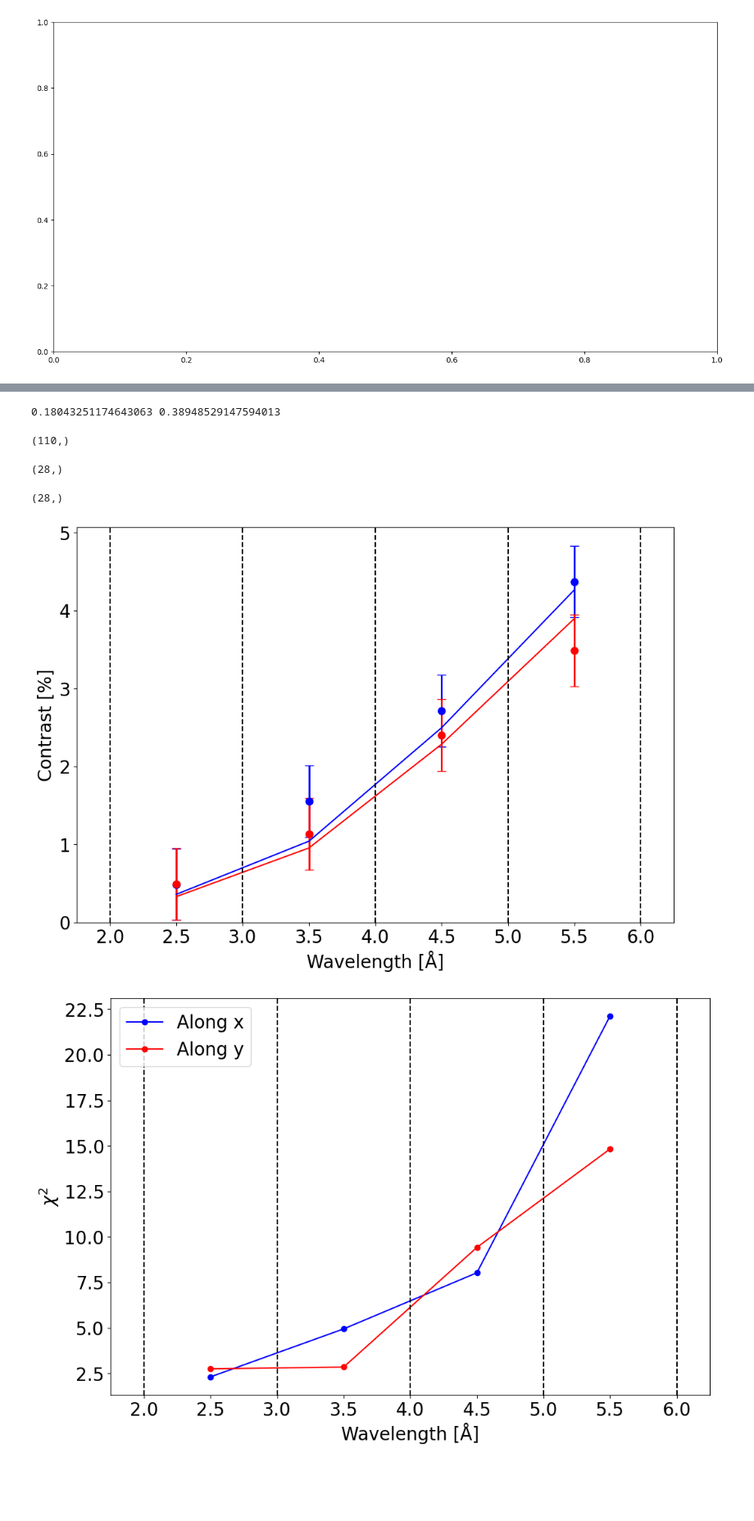
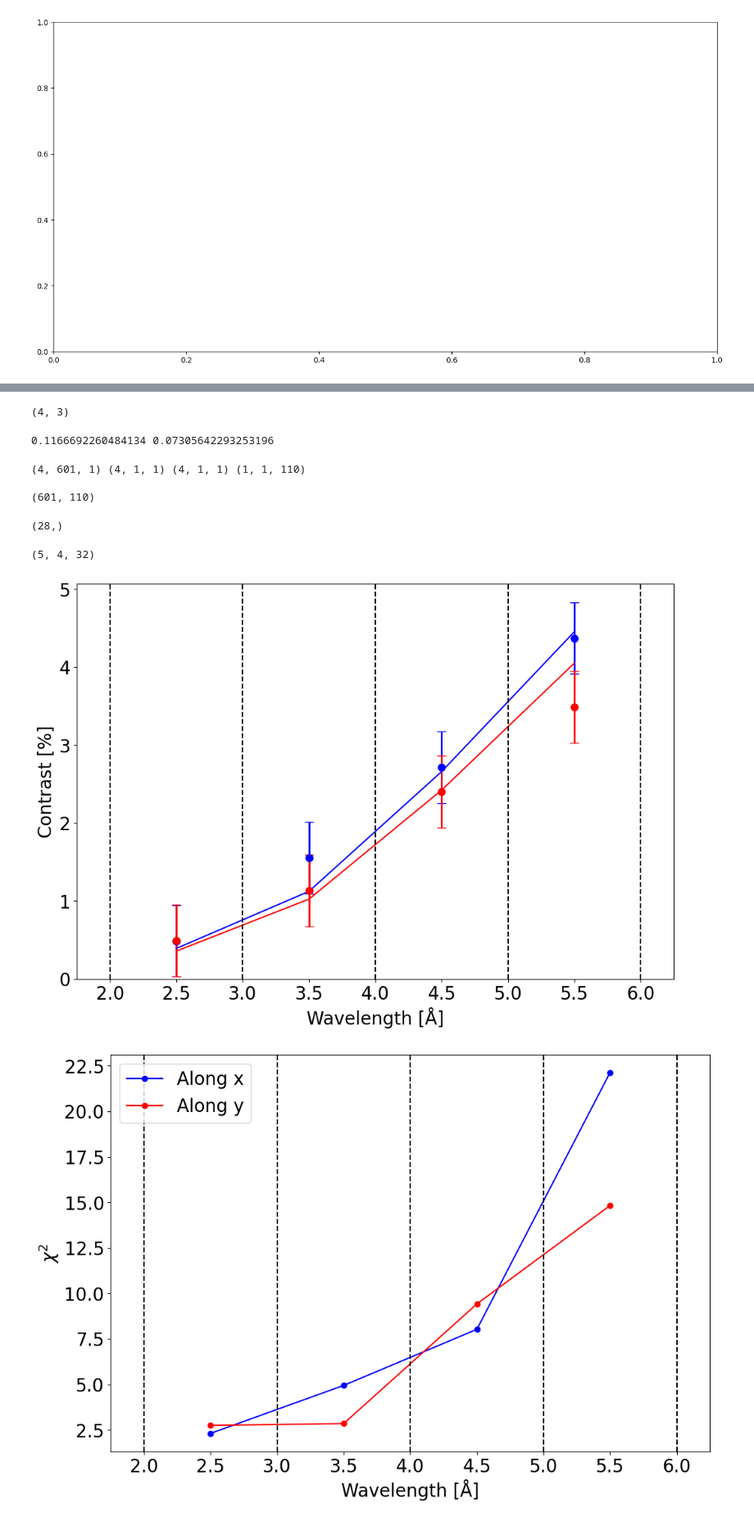
Before and after one commit to G4byte/NPGMI-src, a Jupyter notebook: Simulations and Plots/JPARC/2D Gratings/JPARC 2D experiment.ipynb, the cells around one changed output, grey strips where cells are left out. Shown at 82% size. Saved outputs shown, nothing was run; the diff lists cells and outputs as text; code cells hidden in the pictures; blank space fills up the shorter version.

```diff
--- a/Simulations and Plots/JPARC/2D Gratings/JPARC 2D experiment.ipynb
+++ b/Simulations and Plots/JPARC/2D Gratings/JPARC 2D experiment.ipynb
@@ -1082,35 +1146,46 @@ plt.close(fig)
+# %%
+monodataIxerror.shape
+# %% [output]
+(4, 3)
 # %%
-phi_chi2_x = get_chi_sq(monophasex.squeeze(), sim2d.phase_x.squeeze()[argminerr[0]] + \
-                        xphase_add_factors.squeeze()[argminerr[1]], monodataIxerror[:,-1]) / len(monophasex.squeeze())
+# phi_chi2_x = get_chi_sq(monophasex.squeeze(), sim2d.phase_x.squeeze()[argminerr[0]] + \
+#                         xphase_add_factors.squeeze()[argminerr[1]], monodataIxerror[:,-1]) / len(monophasex.squeeze())
 
-phi_chi2_y = get_chi_sq(monophasey.squeeze(), sim2d.phase_y.squeeze()[argminerr[0]] + \
-                        yphase_add_factors.squeeze()[argminerr[2]], monodataIyerror[:,-1]) / len(monophasey.squeeze())
+# phi_chi2_y = get_chi_sq(monophasey.squeeze(), sim2d.phase_y.squeeze()[argminerr[0]] + \
+#                         yphase_add_factors.squeeze()[argminerr[2]], monodataIyerror[:,-1]) / len(monophasey.squeeze())
 
+phi_chi2_x = get_chi_sq(monophasex.squeeze(), sim2d.phase_x.squeeze()[argminerr[0], :, argminerr[1]] + \
+                        xphase_add_factors.squeeze()[argminerr[-2]], monodataIxerror[:,-1]) / len(monophasex.squeeze())
 
+phi_chi2_y = get_chi_sq(monophasey.squeeze(), sim2d.phase_y.squeeze()[argminerr[0], :, argminerr[1]] + \
+                        yphase_add_factors.squeeze()[argminerr[-1]], monodataIyerror[:,-1]) / len(monophasey.squeeze())
 
 print(phi_chi2_x,
 phi_chi2_y)
 # %% [output]
-0.18043251174643063 0.38948529147594013
+0.1166692260484134 0.07305642293253196
 # %%
-cont_mult_factors = np.arange(0.2, 1.3, 0.01)
+# cont_mult_factors = np.arange(0.2, 1.3, 0.01)
 
-contrast_x, monocontx,monocontxerror, cont_mult_factors = force_broadcast(sim2d.contrast_x[argminerr[0]], monocontx,monocontxerror, cont_mult_factors)
-contrast_y, monoconty,monocontyerror, cont_mult_factors = force_broadcast(sim2d.contrast_y[argminerr[0]], monoconty,monocontyerror, cont_mult_factors)
+# contrast_x, monocontx,monocontxerror, cont_mult_factors = force_broadcast(sim2d.contrast_x[argminerr[0]], monocontx,monocontxerror, cont_mult_factors)
+# contrast_y, monoconty,monocontyerror, cont_mult_factors = force_broadcast(sim2d.contrast_y[argminerr[0]], monoconty,monocontyerror, cont_mult_factors)
+
+# print_shapes(contrast_x, monocontx,monocontxerror, cont_mult_factors)
+
+# contfitxerr = np.sum((monocontx - (contrast_x*cont_mult_factors))**2, axis = 0)
+
+# contfityerr = np.sum((monoconty - (contrast_y*cont_mult_factors))**2, axis = 0)
+
+# contfitxyerr = np.sqrt(contfitxerr + contfityerr)
 
 
-contfitxerr = np.sum((monocontx - (contrast_x*cont_mult_factors))**2, axis = 0)
+# print(contfitxyerr.shape)
 
-contfityerr = np.sum((monoconty - (contrast_y*cont_mult_factors))**2, axis = 0)
-
-contfitxyerr = np.sqrt(contfitxerr + contfityerr)
-
-
-print(contfitxyerr.shape)
-
-argminerr = min_index(np.array(contfitxyerr))
+# argminerr = min_index(np.array(contfitxyerr))
 # %% [output]
-(110,)
+(4, 601, 1) (4, 1, 1) (4, 1, 1) (1, 1, 110)
+
+(601, 110)
 # %%
 argminerr
 # %% [output]
@@ -1119,9 +1194,9 @@ argminerr
 monocontx, sim2d.contrast_x, monocontxerror, cont_mult_factors, monoconty, sim2d.contrast_y, monocontyerror, cont_mult_factors =\
 [np.squeeze(i) for i in [monocontx, sim2d.contrast_x, monocontxerror, cont_mult_factors, monoconty, sim2d.contrast_y, monocontyerror, cont_mult_factors]]
 # %%
-argminerr
+sim2d.contrast_x.shape
 # %% [output]
-(28,)
+(5, 4, 32)
 # %%
 fig, ax1 = plt.subplots(figsize = (12,8))
 
@@ -1133,36 +1208,41 @@ ax1.errorbar(lam_bins[:-1] + 0.5,monocontx*1e2, yerr = monocontxerror*1e2, capsi
 ax1.errorbar(lam_bins[:-1] + 0.5,monoconty*1e2, yerr = monocontyerror*1e2, capsize = 5, elinewidth = 2,\
     label = "Data, y",fmt = "o", markersize = 8)
 
 
 
 
 
-ax1.plot(lam_bins[:-1] + 0.5, sim2d.contrast_x[0]*cont_mult_factors[argminerr]*1e2, "-",\
+# ax1.plot(lam_bins[:-1] + 0.5, sim2d.contrast_x[0]*cont_mult_factors[argminerr]*1e2, "-",\
+#         label = "Simulation, x")
+# ax1.plot(lam_bins[:-1] + 0.5, sim2d.contrast_y[0]*cont_mult_factors[argminerr]*1e2, "-",\
+#         label = "Simulation, y")
+
+ax1.plot(lam_bins[:-1] + 0.5, sim2d.contrast_x[argminerr[0], :, argminerr[1]]*cont_mult_factors[argminerr[2]]*1e2, "-",\
         label = "Simulation, x")
-ax1.plot(lam_bins[:-1] + 0.5, sim2d.contrast_y[0]*cont_mult_factors[argminerr]*1e2, "-",\
+ax1.plot(lam_bins[:-1] + 0.5, sim2d.contrast_y[argminerr[0], :, argminerr[1]]*cont_mult_factors[argminerr[2]]*1e2, "-",\
         label = "Simulation, y")
 # Have to use same d for phase and contrast, using d with best fit over both plots
 
 
 
 
 # ax1.legend(fontsize = 20)
 
 ax1.set_xlabel(r"Wavelength [Å]", fontsize = 20)
 ax1.set_ylabel("Contrast [%]", fontsize = 20)
 
 
 
 ax1.tick_params(labelsize = 20)
 [ax1.axvline(i, color = "black", ls = "--") for i in range(2,7)]
 ax1.set_xlim(1.75,6.25)
 ax1.set_ylim(0)
 # fig.savefig("2Dmonocontrastxy.png", bbox_inches = "tight")
 
 plt.show()
 plt.close(fig)
 # %% [output]
-[figure, old version]
+[figure, new version]
 # %%
 fig, ax1 = plt.subplots(figsize = (12,8))
 
```
Also changed, not shown: parts of 14 cells of this notebook, 2 other files.
